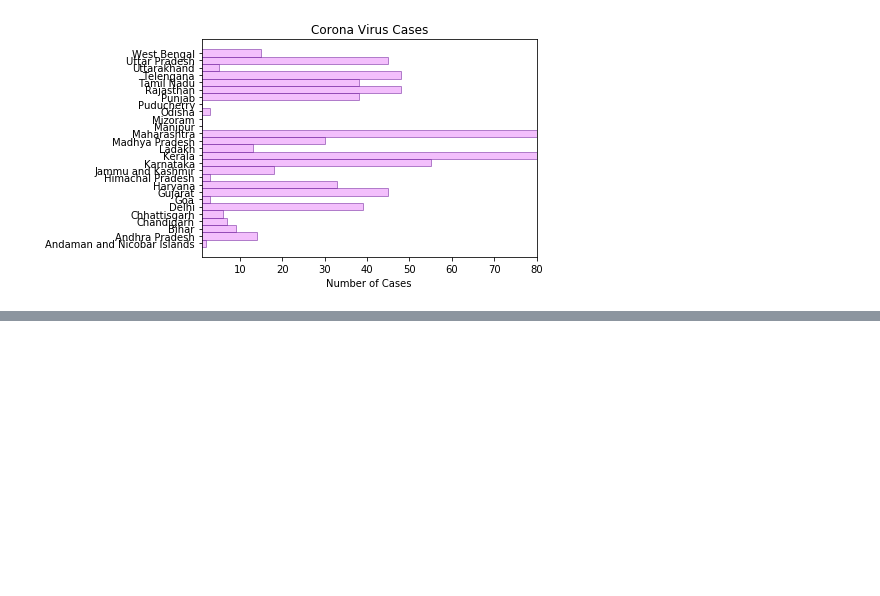
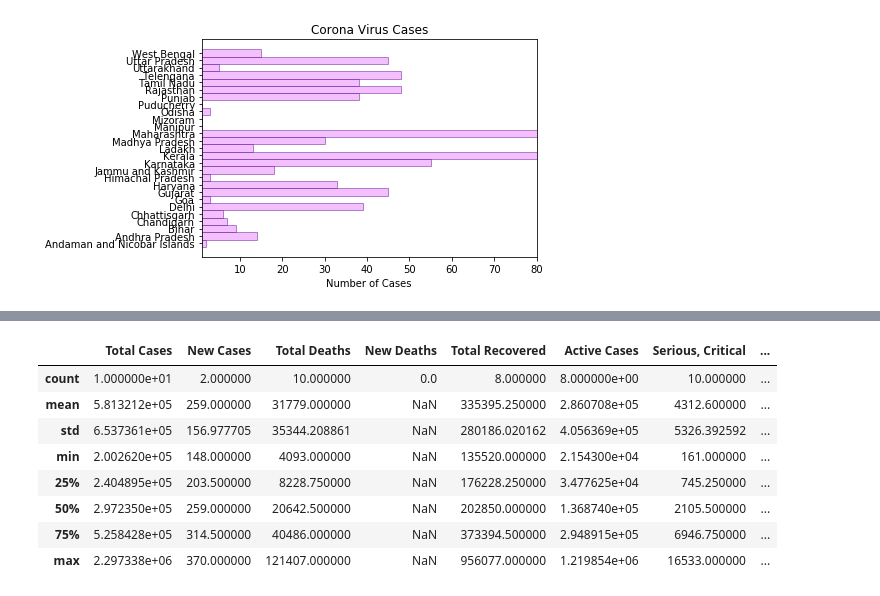
Before and after one commit to gokulyc/python123, a Jupyter notebook: JupyterCode/coronat.ipynb, the cells around one changed output, grey strips where cells are left out. Saved outputs shown, nothing was run; the diff lists cells and outputs as text; code cells hidden in the pictures; blank space fills up the shorter version.

```diff
--- a/JupyterCode/coronat.ipynb
+++ b/JupyterCode/coronat.ipynb
@@ -94,0 +118,12 @@ plt.show()
+# %%
+df1.describe()
+# %% [output]
+|  | Total Cases | New Cases | Total Deaths | New Deaths | Total Recovered | Active Cases | Serious, Critical | ... |
+| count | 1.000000e+01 | 2.000000 | 10.000000 | 0.0 | 8.000000 | 8.000000e+00 | 10.000000 | ... |
+| mean | 5.813212e+05 | 259.000000 | 31779.000000 | NaN | 335395.250000 | 2.860708e+05 | 4312.600000 | ... |
+| std | 6.537361e+05 | 156.977705 | 35344.208861 | NaN | 280186.020162 | 4.056369e+05 | 5326.392592 | ... |
+| min | 2.002620e+05 | 148.000000 | 4093.000000 | NaN | 135520.000000 | 2.154300e+04 | 161.000000 | ... |
+| 25% | 2.404895e+05 | 203.500000 | 8228.750000 | NaN | 176228.250000 | 3.477625e+04 | 745.250000 | ... |
+| 50% | 2.972350e+05 | 259.000000 | 20642.500000 | NaN | 202850.000000 | 1.368740e+05 | 2105.500000 | ... |
+| 75% | 5.258428e+05 | 314.500000 | 40486.000000 | NaN | 373394.500000 | 2.948915e+05 | 6946.750000 | ... |
+| max | 2.297338e+06 | 370.000000 | 121407.000000 | NaN | 956077.000000 | 1.219854e+06 | 16533.000000 | ... |
```
Also changed, not shown: parts of 9 cells of this notebook, 3 other files.
